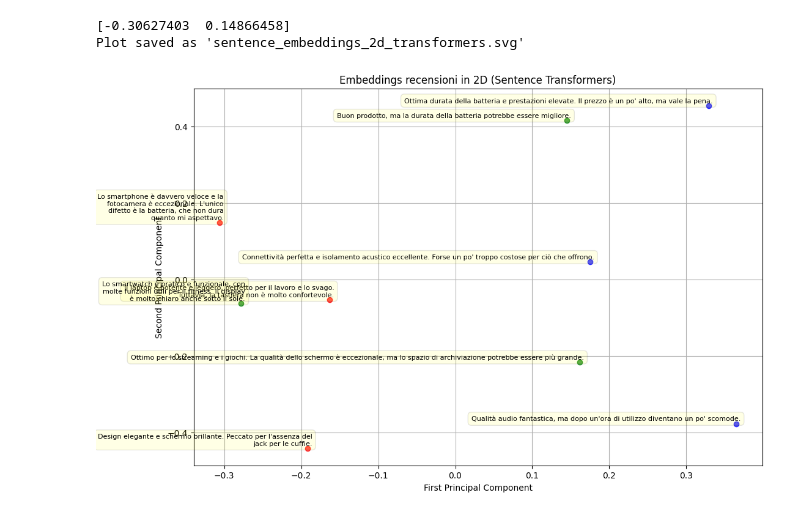
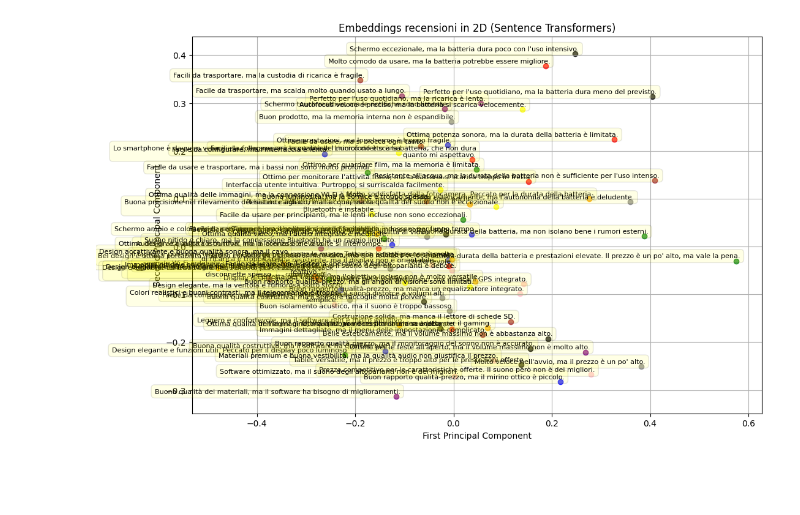
Before and after one commit to lorenzofilitti/My_git, a Jupyter notebook: Vettori.ipynb, the cells around one changed output. Cells and saved outputs as stored; diff of their text form; code cells hidden in the pictures; blank space fills up the shorter version.

```diff
--- a/Vettori.ipynb
+++ b/Vettori.ipynb
@@ -14,7 +50,7 @@ import matplotlib.pyplot as plt
 
 import json
 
-file = open('Recensioni.json',  encoding='utf-8')
+file = open('recensioni2.json',  encoding='utf-8')
 data = json.load(file)
 Recensioni = []
 for prodotti in data["Prodotti"]:
@@ -27,37 +63,35 @@ model = SentenceTransformer('all-MiniLM-L6-v2')
 # Get sentence vectors
 vectors = model.encode(Recensioni)
 
 # Reduce to 2 dimensions using PCA
 pca = PCA(n_components=2)
 vectors_2d = pca.fit_transform(vectors)
 
 # Plot the sentences in 2D space
 plt.figure(figsize=(12, 8))
 
-categories = ["Sports", "Sports", "Sports", "Weather", "Weather", "Weather", "Food", "Food", "Food"]
+categories = ["Prestazioni", "Batteria", "Display", "Audio", "Design", "Comfort", "Connettività", "Qualità", "Software", "Prezzo"]
 
-colors = {'Sports': 'red', 'Weather': 'blue', 'Food': 'green'}
-for i, (Recensioni, category) in enumerate(zip(Recensioni, categories)):
-    plt.scatter(vectors_2d[i, 0], vectors_2d[i, 1], c=colors[category], alpha=0.7)
+colors = ['red', 'green', 'blue', 'yellow', 'purple', 'orange', 'pink', 'brown', 'gray', 'black']
+for i, (Recensioni, category) in enumerate(zip(Recensioni, categories * 8)):
+    plt.scatter(vectors_2d[i, 0], vectors_2d[i, 1], c=colors[i % len(colors)], alpha=0.7)
     plt.annotate(Recensioni, (vectors_2d[i, 0], vectors_2d[i, 1]), xytext=(5, 2),
                  textcoords='offset points', ha='right', va='bottom',
                  bbox=dict(boxstyle='round,pad=0.5', fc='yellow', alpha=0.1),
                  fontsize=8, wrap=True)
 
 plt.title("Embeddings recensioni in 2D (Sentence Transformers)")
 plt.xlabel("First Principal Component")
 plt.ylabel("Second Principal Component")
 plt.grid(True)
 
 # Add a legend
 #for category, color in colors.items():
  #   plt.scatter([], [], c=color, alpha=0.7, label=category)
 #plt.legend()
 
 # Save the plot as an SVG
 #plt.savefig('sentence_embeddings_2d_transformers.svg', format='svg', bbox_inches='tight')
 #print("Plot saved as 'sentence_embeddings_2d_transformers.svg'")
 # %% [output]
-[-0.30627403  0.14866458]
-Plot saved as 'sentence_embeddings_2d_transformers.svg'
-[figure, old version]
+[figure, new version]
```
Also changed, not shown: parts of 6 cells of this notebook.
